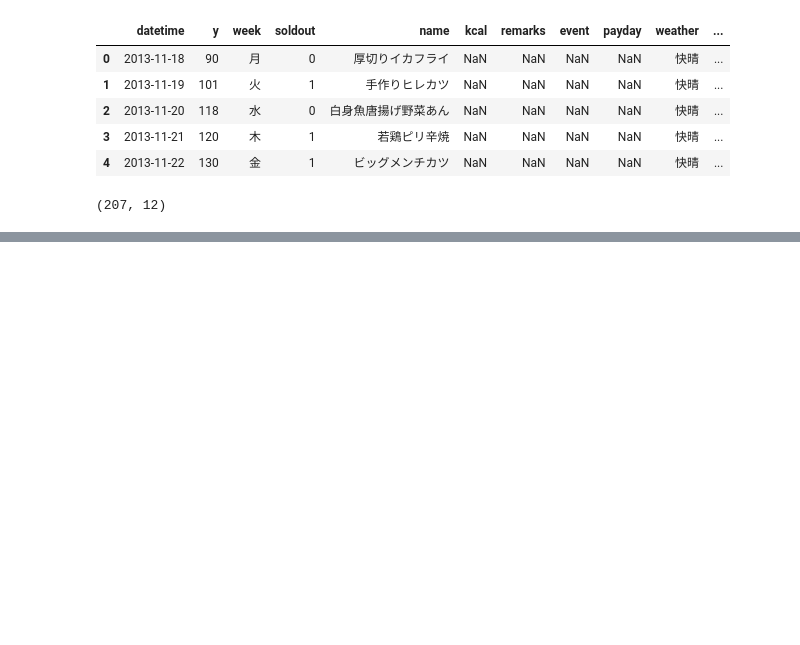
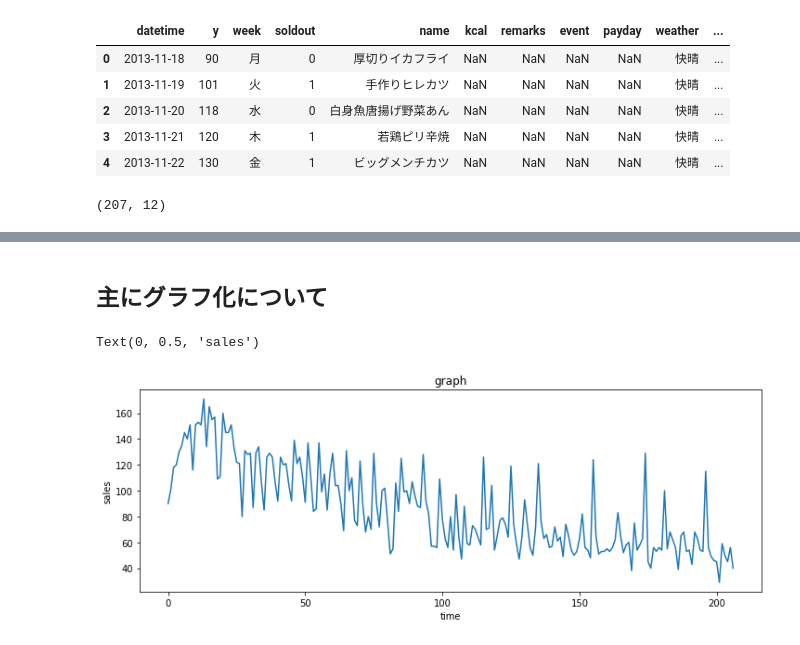
Before and after one commit to umanari145/python_ai, a Jupyter notebook: zerokara_data.ipynb, the cells around one changed output, grey strips where cells are left out. Saved outputs shown, nothing was run; the diff lists cells and outputs as text; code cells hidden in the pictures; blank space fills up the shorter version.

```diff
--- a/zerokara_data.ipynb
+++ b/zerokara_data.ipynb
@@ -27,0 +164,11 @@ train.shape
+# %% [markdown]
+## 主にグラフ化について
+# %%
+# 折れ線グラフの記載
+# titleはグラフタイトル、figsizeは大きさを表すオプション
+ax = train["y"].plot(title="graph", figsize=(12,4))
+ax.set_xlabel("time")
+ax.set_ylabel("sales")
+# %% [output]
+Text(0, 0.5, 'sales')
+[figure, added]
```
Also changed, not shown: parts of 11 cells of this notebook.
